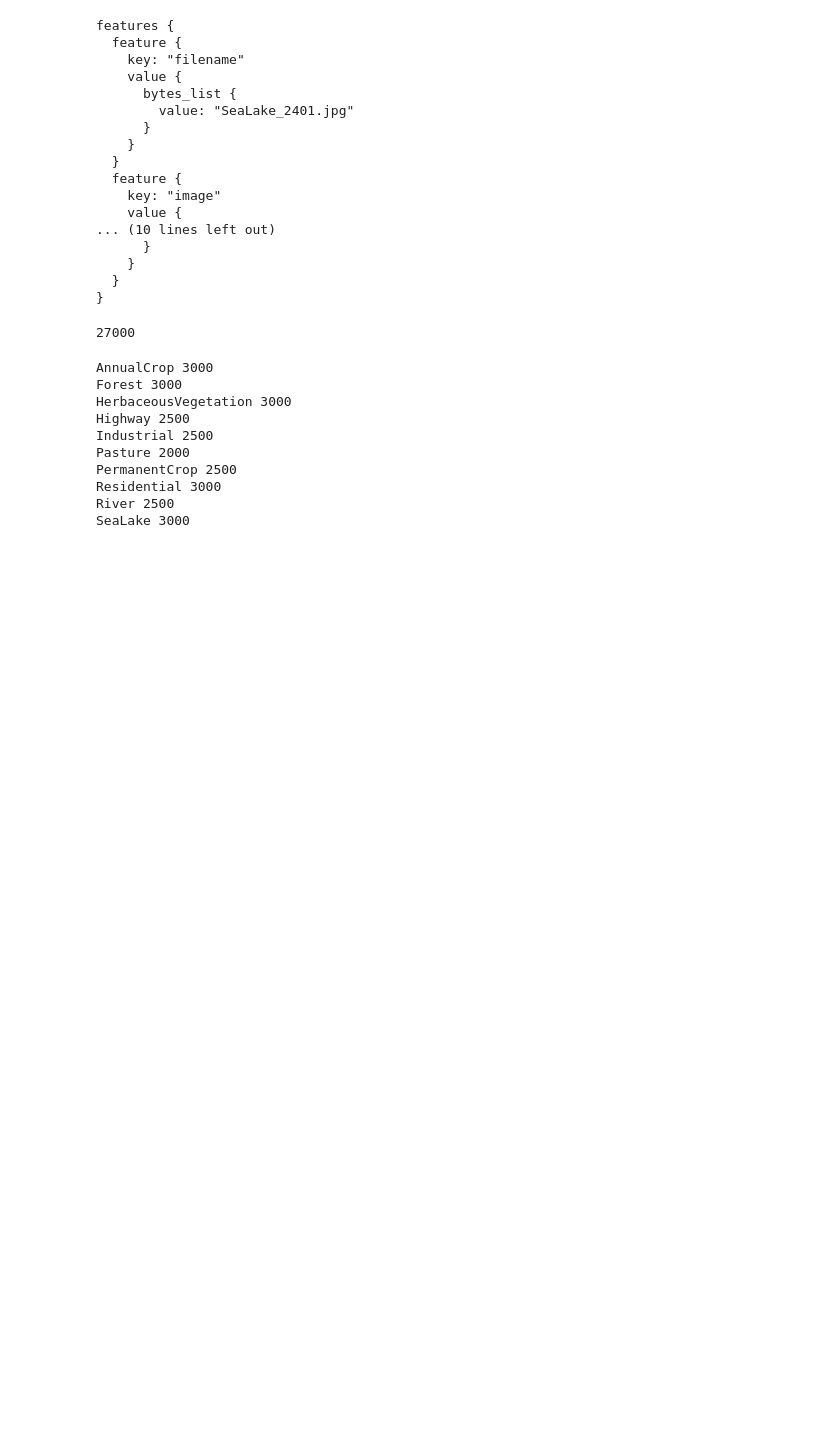
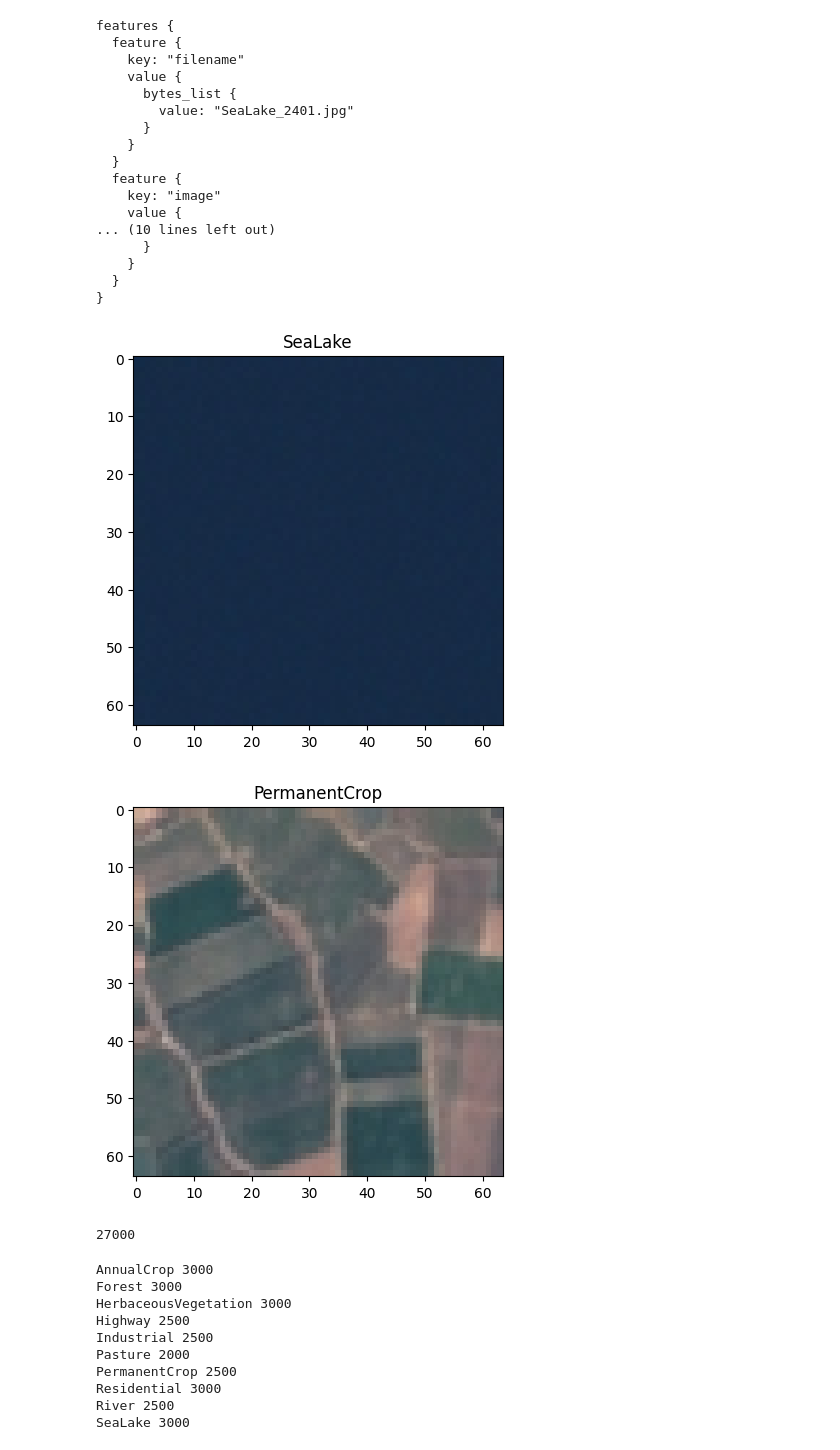
Before and after one commit to alexanderkell/tensorflow-projects, a Jupyter notebook: notebooks/Projects/image/1.0-ajmk-EuroSAT.ipynb, the cells around one changed output. Drawn from its saved outputs; the diff is of its cells as text; code cells hidden in the pictures; blank space fills up the shorter version.

```diff
--- a/notebooks/Projects/image/1.0-ajmk-EuroSAT.ipynb
+++ b/notebooks/Projects/image/1.0-ajmk-EuroSAT.ipynb
@@ -34,6 +34,21 @@ features {
     }
   }
 }
+# %%
+# show first 2 images
+for raw_record in data.take(2):
+    example = tf.train.Example()
+    example.ParseFromString(raw_record.numpy())
+    image = example.features.feature['image'].bytes_list.value[0]
+    label = example.features.feature['label'].int64_list.value[0]
+    image = tf.image.decode_jpeg(image, channels=3)
+    image = tf.image.convert_image_dtype(image, tf.float32)
+    plt.imshow(image)
+    plt.title(labels[label])
+    plt.show()
+# %% [output]
+[figure, added]
+[figure, added]
 # %%
 # see length of dataset
 print(len(list(data)))
```
Also changed, not shown: parts of 3 cells of this notebook.
